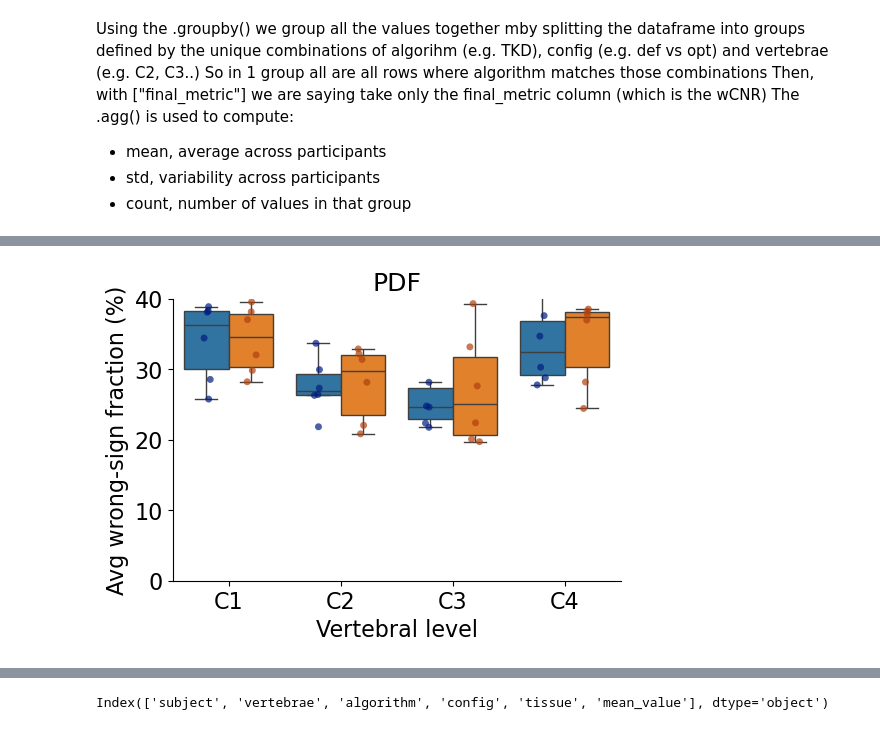
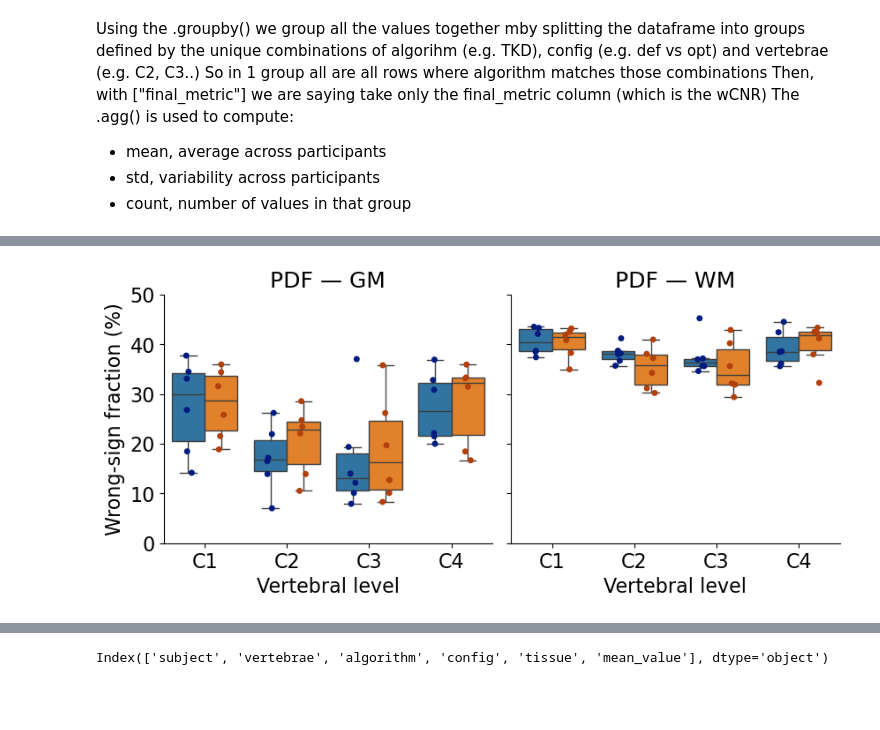
Before and after one commit to sriosq/Image-processing-strategies, a Jupyter notebook: qsm_testing/chi_mapping_metric_analysis.ipynb, the cells around one changed output, grey strips where cells are left out. Drawn from its saved outputs; the diff is of its cells as text; code cells hidden in the pictures; blank space fills up the shorter version.

```diff
--- a/qsm_testing/chi_mapping_metric_analysis.ipynb
+++ b/qsm_testing/chi_mapping_metric_analysis.ipynb
@@ -1148,0 +1141,17 @@ combined_plot_df = df[[
+# %%
+plot_df_tissue = df2[[
+    "subject", "vertebrae", "algorithm", "config",
+    "wrong_gm_fraction", "wrong_wm_fraction"
+]].copy()
+
+plot_df_tissue = plot_df_tissue.melt(
+    id_vars=["subject", "vertebrae", "algorithm", "config"],
+    value_vars=["wrong_gm_fraction", "wrong_wm_fraction"],
+    var_name="tissue",
+    value_name="wrong_fraction"
+)
+
+plot_df_tissue["tissue"] = plot_df_tissue["tissue"].replace({
+    "wrong_gm_fraction": "GM",
+    "wrong_wm_fraction": "WM"
+})
@@ -1149,57 +1163,53 @@ combined_plot_df = df[[
 # %%
-for algo in combined_plot_df["algorithm"].unique():
-    sub = combined_plot_df[combined_plot_df["algorithm"] == algo]
+sub = plot_df_tissue[plot_df_tissue["algorithm"] == "PDF"].copy()
 
-    g = sns.catplot(
-        data=sub,
+g = sns.catplot(
+    data=sub,
+    x="vertebrae",
+    y="wrong_fraction",
+    hue="config",
+    col="tissue",
+    kind="box",
+    showfliers=False,
+    palette="tab10",
+    height=4,
+    aspect=1.0,
+    sharey=True
+)
+
+for ax, tissue in zip(g.axes.flat, ["GM", "WM"]):
+    sub_tissue = sub[sub["tissue"] == tissue]
+
+    sns.stripplot(
+        data=sub_tissue,
         x="vertebrae",
-        y="avg_wrong_fraction",
-        hue="config",
-        kind="box",
-        showfliers=False,
-        palette="tab10",
-        height=4,
-        aspect=1.1,
-        sharey=True
-    )
-
-    ax = g.axes.flat[0]
-
-    # Overlay participant points
-    sns.stripplot(
-        data=sub,
-        x="vertebrae",
-        y="avg_wrong_fraction",
+        y="wrong_fraction",
         hue="config",
         dodge=True,
         palette="dark",
-        alpha=0.7,
+        alpha=1,
         size=5,
         ax=ax
     )
 
-    # Remove duplicated legends
     if ax.get_legend() is not None:
         ax.get_legend().remove()
 
-    # Clean labels
     ax.set_xlabel("Vertebral level", fontsize=16)
-    ax.set_ylabel("Avg wrong-sign fraction (%)", fontsize=16)
-    ax.tick_params(axis='both', labelsize=16)
-    ax.set_title(f"{algo}", fontsize=18)
-    ax.set_ylim(0, 40)
+    ax.set_ylabel("Wrong-sign fraction (%)", fontsize=16)
+    ax.tick_params(axis="both", labelsize=16)
+    ax.set_title(f"PDF — {tissue}", fontsize=18)
+    ax.set_ylim(0, 50)
 
-    # Handle legend
-    handles, labels = ax.get_legend_handles_labels()
-    if g._legend is not None:
-        g._legend.remove()
+if g._legend is not None:
+    g._legend.remove()
 
-    # Uncomment if you want legend
-    # g.fig.legend(handles[:2], labels[:2], title="Parameter setting",
-    #              bbox_to_anchor=(1.02, 0.9), loc="upper left")
+handles, labels = g.axes[0, 0].get_legend_handles_labels()
+# g.fig.legend(handles[:2], labels[:2], title="Parameter setting",
+#              bbox_to_anchor=(1.02, 0.9), loc="upper left")
 
-    g.fig.subplots_adjust(right=0.85, top=0.85)
+g.fig.subplots_adjust(right=0.85, top=0.85)
 
-    plt.show()
+plt.show()
 # %% [output]
-[figure, old version]
+[figure, new version]
```
Also changed, not shown: parts of 39 cells of this notebook, 7 other files.
